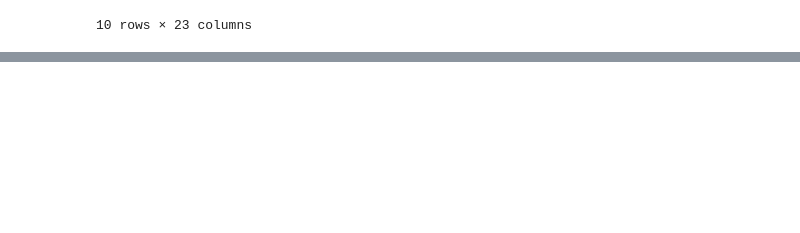
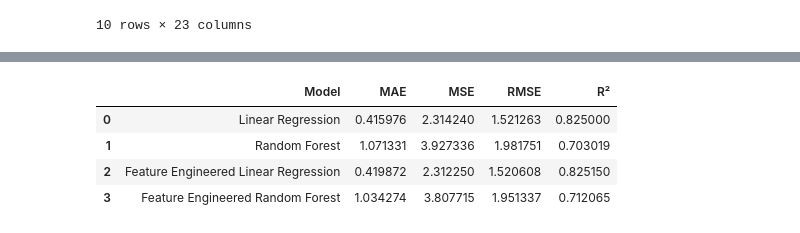
Before and after one commit to Hamsini242007/student-performance, a Jupyter notebook: notebook.ipynb, the cells around one changed output, grey strips where cells are left out. Saved outputs shown, nothing was run; the diff lists cells and outputs as text; code cells hidden in the pictures; blank space fills up the shorter version.

Commit message:
Experiment with feature engineering [linear regression (without fe)-best]

```diff
--- a/notebook.ipynb
+++ b/notebook.ipynb
@@ -382,0 +404,52 @@ results.sort_values(by="Absolute_Error",ascending=False).head(10)
+# %%
+X_fe=df_fe.drop("Exam_Score", axis=1)
+y_fe=df_fe["Exam_Score"]
+
+X_train_fe, X_test_fe, y_train_fe, y_test_fe= train_test_split(X_fe,y_fe,test_size=0.2,random_state=42)
+
+numerical_features_fe=X_fe.select_dtypes(include="number").columns
+categorical_features_fe=X_fe.select_dtypes(include="str").columns
+
+categorical_transformer_fe=Pipeline(steps=[
+    ("imputer",SimpleImputer(strategy="most_frequent")),
+    ("encoder",OneHotEncoder(handle_unknown="ignore"))
+])
+preprocessor_fe=ColumnTransformer(transformers=[("categorical",categorical_transformer_fe,categorical_features_fe)],remainder="passthrough")
+# %%
+linear_model_fe=Pipeline(steps=[("preprocessor",preprocessor_fe),("model",LinearRegression())])
+
+linear_model_fe.fit(X_train_fe,y_train_fe)
+y_pred_linear_fe=linear_model_fe.predict(X_test_fe)
+
+mae_linear_fe=mean_absolute_error(y_test_fe,y_pred_linear_fe)
+mse_linear_fe=mean_squared_error(y_test_fe,y_pred_linear_fe)
+rmse_linear_fe=mean_squared_error(y_test_fe,y_pred_linear_fe)**0.5
+r2_linear_fe=r2_score(y_test_fe,y_pred_linear_fe)
+
+random_forest_model_fe=Pipeline(steps=[
+    ("preprocessor",preprocessor_fe),("model",RandomForestRegressor(n_estimators=100, random_state=42,n_jobs=-1))
+])
+
+random_forest_model_fe.fit(X_train_fe,y_train_fe)
+y_pred_rf_fe=random_forest_model_fe.predict(X_test_fe)
+
+mae_rf_fe=mean_absolute_error(y_test_fe,y_pred_rf_fe)
+mse_rf_fe=mean_squared_error(y_test_fe,y_pred_rf_fe)
+rmse_rf_fe=mean_squared_error(y_test_fe,y_pred_rf_fe)**0.5
+r2_rf_fe=r2_score(y_test_fe,y_pred_rf_fe)
+
+fe_comparison = pd.DataFrame({
+    "Model": ["Linear Regression", "Random Forest", "Feature Engineered Linear Regression", "Feature Engineered Random Forest"],
+    "MAE": [mae_linear, mae_rf, mae_linear_fe, mae_rf_fe],
+    "MSE": [mse_linear, mse_rf, mse_linear_fe, mse_rf_fe],
+    "RMSE": [rmse_linear, rmse_rf, rmse_linear_fe, rmse_rf_fe],
+    "R²": [r2_linear, r2_rf, r2_linear_fe, r2_rf_fe]
+})
+
+fe_comparison
+# %% [output]
+|  | Model | MAE | MSE | RMSE | R² |
+| 0 | Linear Regression | 0.415976 | 2.314240 | 1.521263 | 0.825000 |
+| 1 | Random Forest | 1.071331 | 3.927336 | 1.981751 | 0.703019 |
+| 2 | Feature Engineered Linear Regression | 0.419872 | 2.312250 | 1.520608 | 0.825150 |
+| 3 | Feature Engineered Random Forest | 1.034274 | 3.807715 | 1.951337 | 0.712065 |
```
Also changed, not shown: parts of 2 cells of this notebook.
